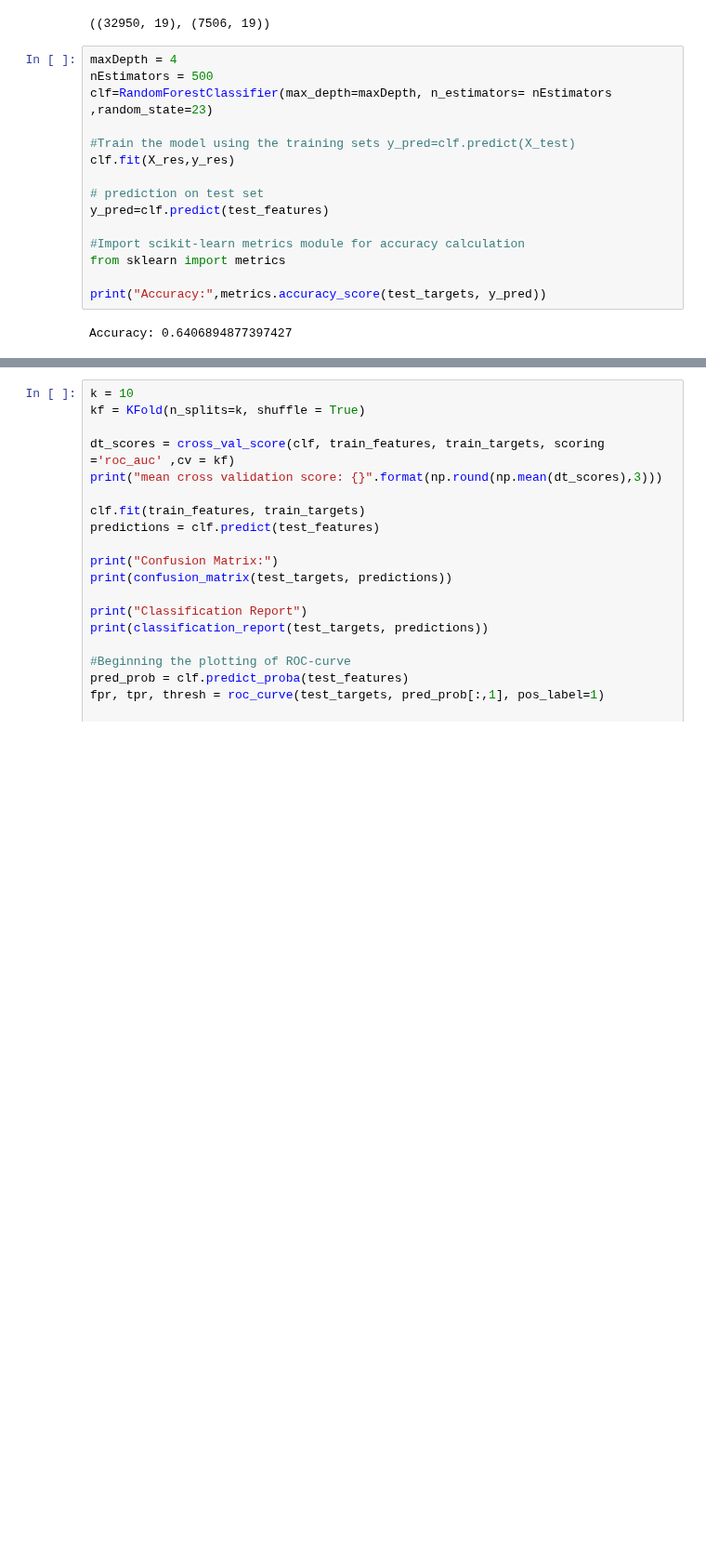
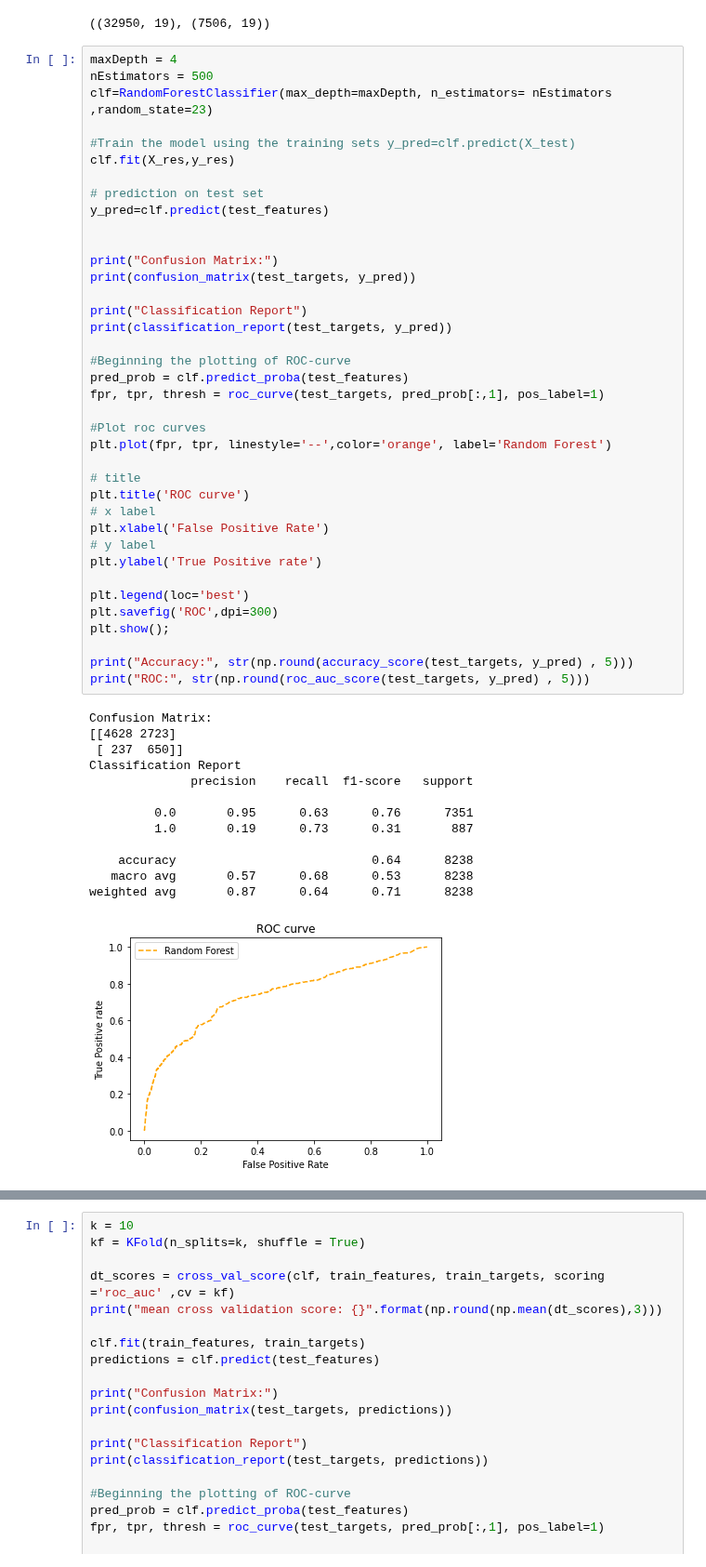
Before and after one commit to aojudo/seminar-marketing, a Jupyter notebook: RF_12_4.ipynb, the cells around one changed output, grey strips where cells are left out. Shown at 93% size. Cells and saved outputs as stored; diff of their text form; blank space fills up the shorter version.

```diff
--- a/RF_12_4.ipynb
+++ b/RF_12_4.ipynb
@@ -124,20 +124,55 @@ X_res, y_res = nm.fit_resample(train_features, train_targets)
 train_features.shape,X_res.shape
 # %% [output]
 ((32950, 19), (7506, 19))
-# %%
-maxDepth = 4
-nEstimators = 500
-clf=RandomForestClassifier(max_depth=maxDepth, n_estimators= nEstimators ,random_state=23)
-
-#Train the model using the training sets y_pred=clf.predict(X_test)
-clf.fit(X_res,y_res)
-
-# prediction on test set
-y_pred=clf.predict(test_features)
-
-#Import scikit-learn metrics module for accuracy calculation
-from sklearn import metrics
-
-print("Accuracy:",metrics.accuracy_score(test_targets, y_pred))
-# %% [output]
-Accuracy: 0.6406894877397427
+# %%
+maxDepth = 4
+nEstimators = 500
+clf=RandomForestClassifier(max_depth=maxDepth, n_estimators= nEstimators ,random_state=23)
+
+#Train the model using the training sets y_pred=clf.predict(X_test)
+clf.fit(X_res,y_res)
+
+# prediction on test set
+y_pred=clf.predict(test_features)
+
+
+print("Confusion Matrix:")
+print(confusion_matrix(test_targets, y_pred))
+
+print("Classification Report")
+print(classification_report(test_targets, y_pred))
+
+#Beginning the plotting of ROC-curve
+pred_prob = clf.predict_proba(test_features)
+fpr, tpr, thresh = roc_curve(test_targets, pred_prob[:,1], pos_label=1)
+
+#Plot roc curves
+plt.plot(fpr, tpr, linestyle='--',color='orange', label='Random Forest')
+
+# title
+plt.title('ROC curve')
+# x label
+plt.xlabel('False Positive Rate')
+# y label
+plt.ylabel('True Positive rate')
+
+plt.legend(loc='best')
+plt.savefig('ROC',dpi=300)
+plt.show();
+
+print("Accuracy:", str(np.round(accuracy_score(test_targets, y_pred) , 5)))
+print("ROC:", str(np.round(roc_auc_score(test_targets, y_pred) , 5)))
+# %% [output]
+Confusion Matrix:
+[[4628 2723]
+ [ 237  650]]
+Classification Report
+              precision    recall  f1-score   support
+
+         0.0       0.95      0.63      0.76      7351
+         1.0       0.19      0.73      0.31       887
+
+    accuracy                           0.64      8238
+   macro avg       0.57      0.68      0.53      8238
+weighted avg       0.87      0.64      0.71      8238
+[figure, added]
```
Also changed, not shown: parts of 2 cells of this notebook.
